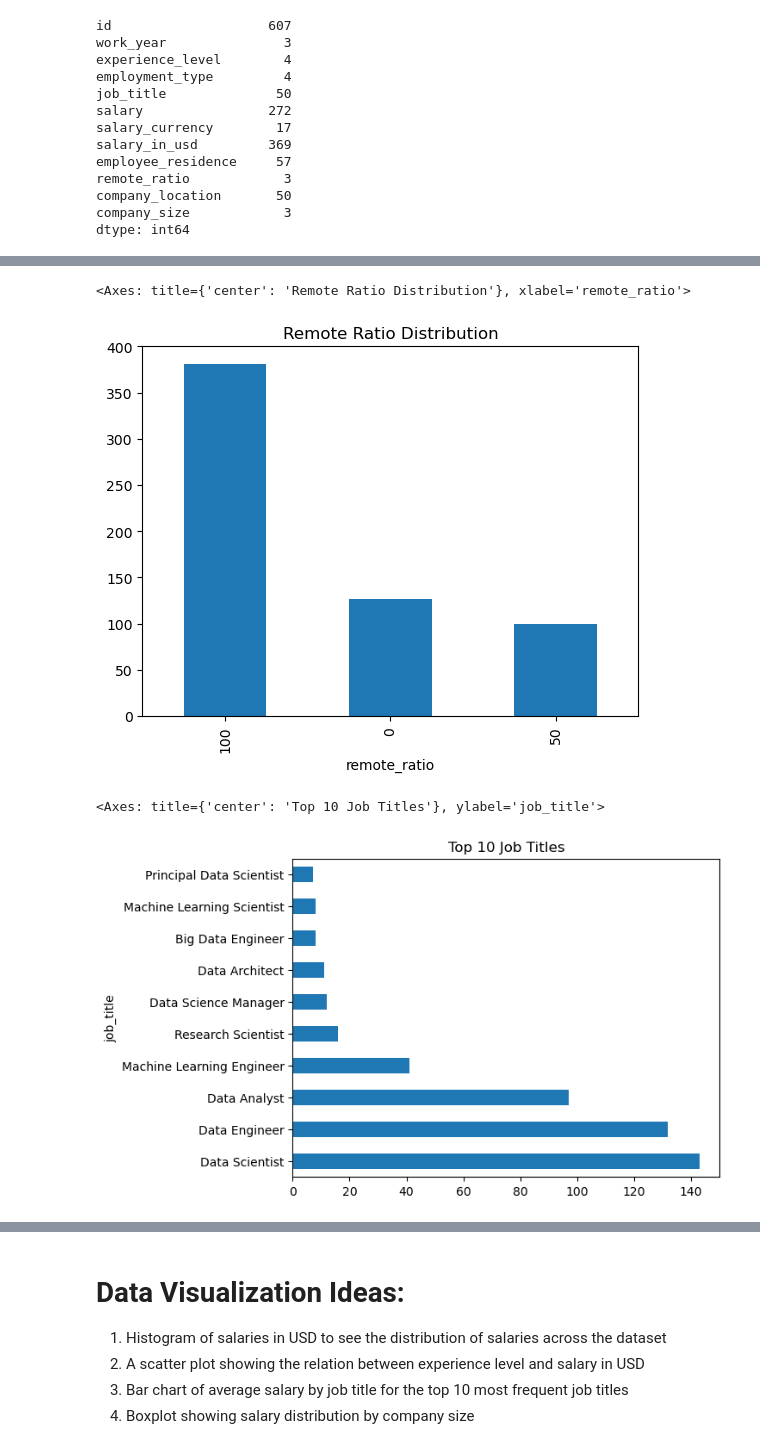
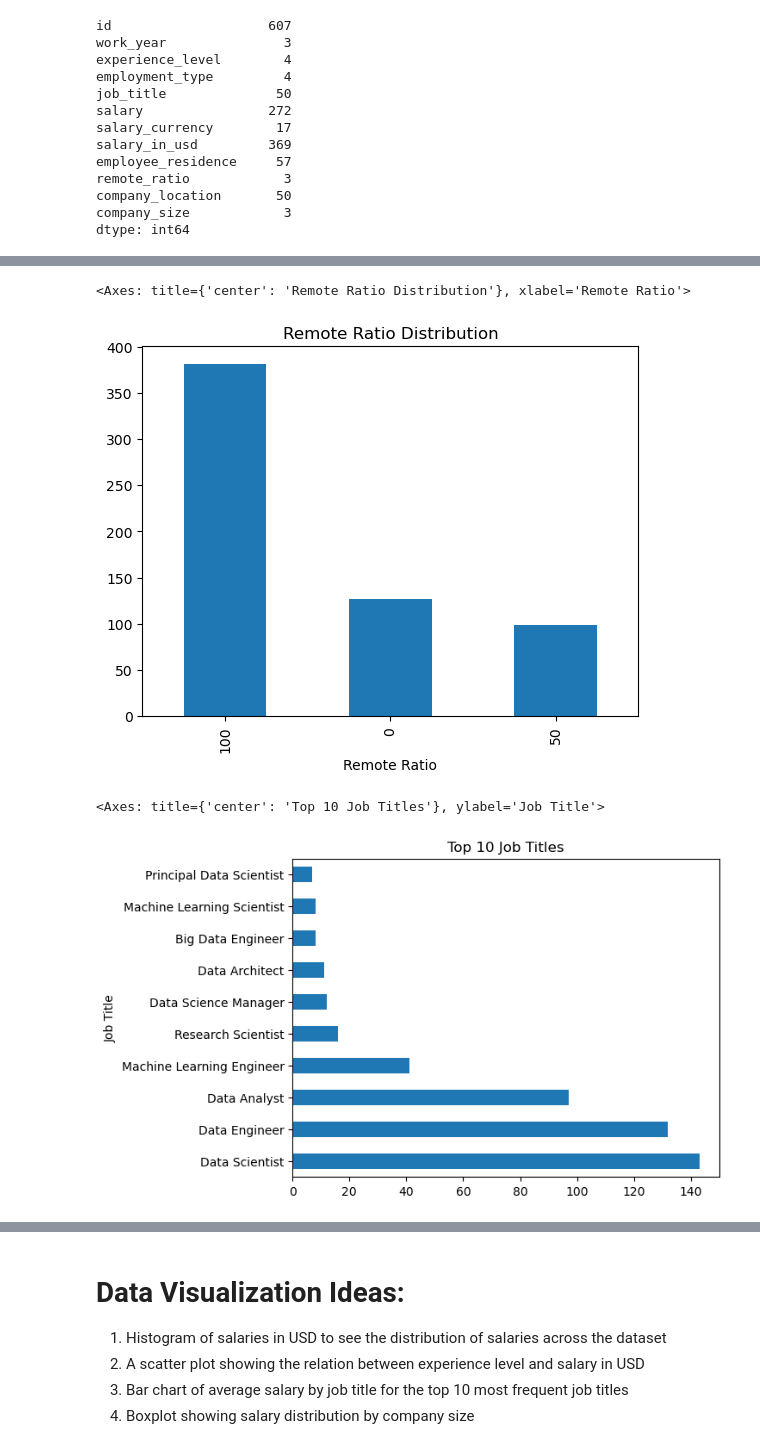
Before and after one commit to MichaelHeUVA/DS4003-Final-Project, a Jupyter notebook: Dashboard_Data_Preparation.ipynb, the cells around one changed output, grey strips where cells are left out. Cells and saved outputs as stored; diff of their text form; code cells hidden in the pictures.

```diff
--- a/Dashboard_Data_Preparation.ipynb
+++ b/Dashboard_Data_Preparation.ipynb
@@ -116,14 +153,14 @@ df.head()
 # %%
 # bar chart to see the distibution of the remote ratio
-df['remote_ratio'].value_counts().plot(kind='bar', title='Remote Ratio Distribution')
+df['Remote Ratio'].value_counts().plot(kind='bar', title='Remote Ratio Distribution')
 # %% [output]
-<Axes: title={'center': 'Remote Ratio Distribution'}, xlabel='remote_ratio'>
+<Axes: title={'center': 'Remote Ratio Distribution'}, xlabel='Remote Ratio'>
-[figure, old version]
+[figure, new version]
 # %%
 # a barchart to see what are the top 10 most frequent job titles
-df['job_title'].value_counts().head(10).plot(kind='barh', title='Top 10 Job Titles')
+df['Job Title'].value_counts().head(10).plot(kind='barh', title='Top 10 Job Titles')
 # %% [output]
-<Axes: title={'center': 'Top 10 Job Titles'}, ylabel='job_title'>
+<Axes: title={'center': 'Top 10 Job Titles'}, ylabel='Job Title'>
 [figure]
 # %%
 # boxplot to see the outliers in salaries in usd
```
Also changed, not shown: parts of 7 cells of this notebook, 1 other file.
